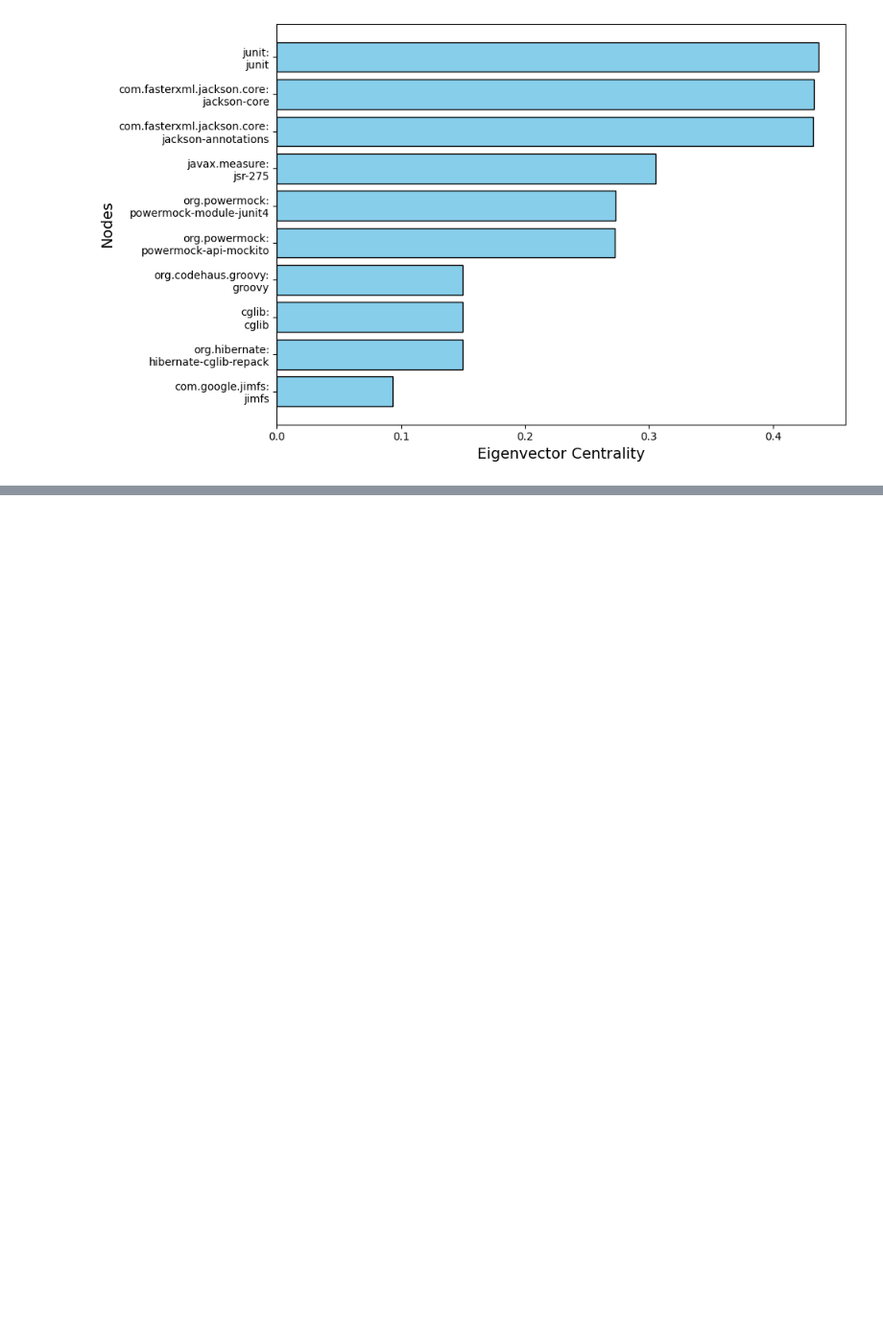
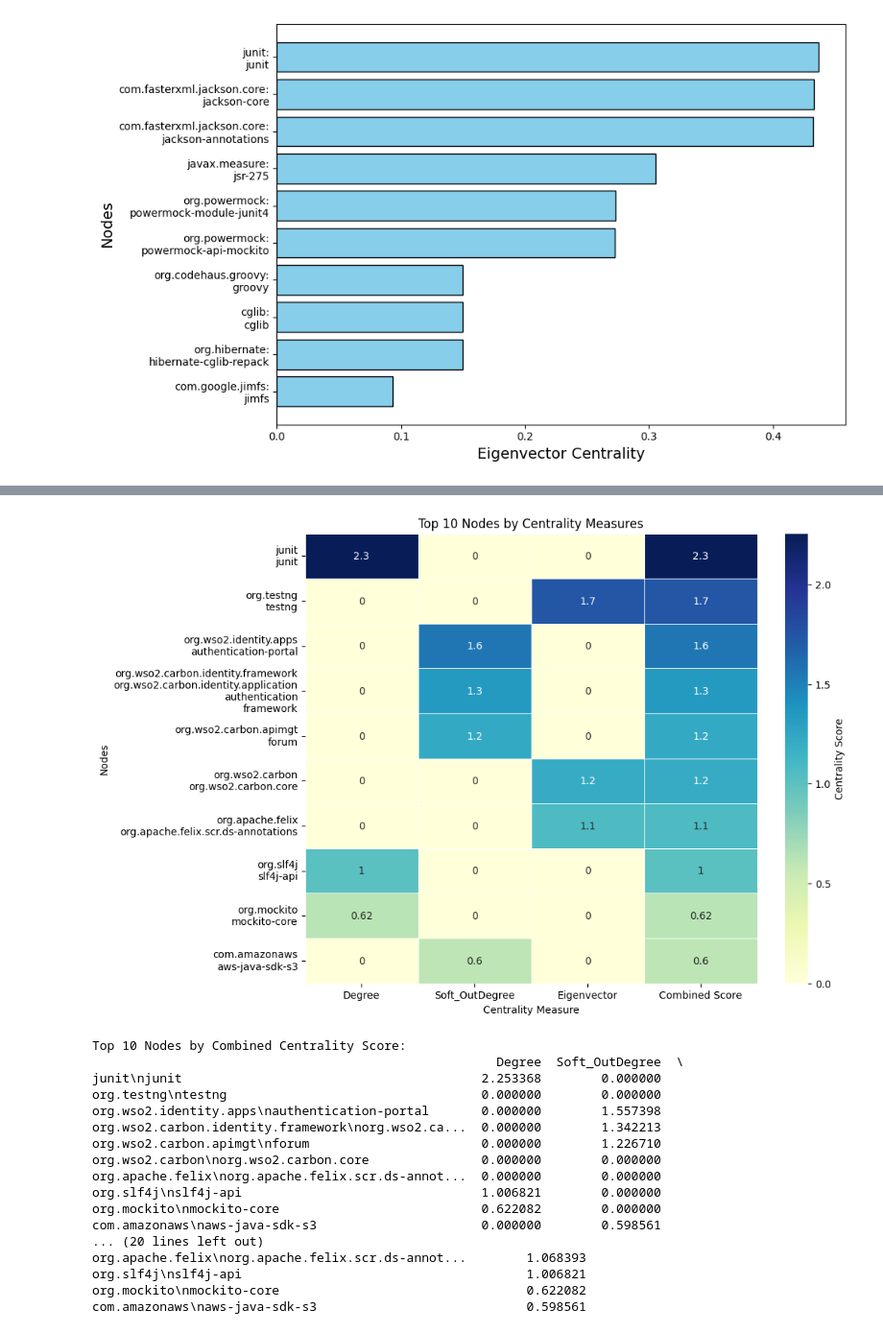
Before and after one commit to Wapiti08/DPAnalyzer, a Jupyter notebook: exp/result_visual.ipynb, the cells around one changed output, grey strips where cells are left out. Shown at 96% size. Cells and saved outputs as stored; diff of their text form; code cells hidden in the pictures; blank space fills up the shorter version.

```diff
--- a/exp/result_visual.ipynb
+++ b/exp/result_visual.ipynb
@@ -432,0 +435,68 @@ org.powermock:powermock-module-testng                     0.481148
+# %%
+# Convert lists of tuples into dictionaries
+degree_dict = dict(top_degree_standardized)
+degree_soft_vul_dict =dict(top_soft_degree_standardized)
+eigenvector_dict = dict(top_eigen_standardized)
+
+# Collect all unique nodes and sort them
+all_nodes = sorted(set(eigenvector_dict) | set(degree_soft_vul_dict) | set(degree_dict))
+
+# Create a DataFrame with nodes as rows and centralities as columns
+data = pd.DataFrame({
+    'Degree': [degree_dict.get(node, 0) for node in all_nodes],
+    'Soft_OutDegree': [degree_soft_vul_dict.get(node, 0) for node in all_nodes],
+    'Eigenvector': [eigenvector_dict.get(node, 0) for node in all_nodes]
+}, index=all_nodes)
+
+# Compute a combined score (e.g., sum of scores)
+data['Combined Score'] = data.sum(axis=1)
+
+# Sort by the combined score and take the top 10
+top_10_nodes = data.nlargest(10, 'Combined Score')
+
+# Modify the node labels to split package names by ':' and display on two lines
+top_10_nodes.index = top_10_nodes.index.str.replace(":", "\n", regex=False)
+
+# Custom function to split the 4th package by second last dot
+def custom_split(package_name, index):
+    if index == 3:  # The 4th package (index starts at 0)
+        parts = package_name.rsplit('.', 2)
+        if len(parts) >= 3:
+            return f"{parts[0]}\n{parts[1]}\n{parts[2]}"
+    return package_name
+
+# Apply the custom split function to the index labels
+top_10_nodes.index = [custom_split(name, idx) for idx, name in enumerate(top_10_nodes.index)]
+
+# Plot the heatmap for top 10 nodes
+plt.figure(figsize=(10, 8))
+sns.heatmap(top_10_nodes, annot=True, cmap='YlGnBu', cbar_kws={'label': 'Centrality Score'}, linewidths=0.5)
+
+# Add labels and title
+plt.title('Top 10 Nodes by Centrality Measures')
+plt.xlabel('Centrality Measure')
+plt.ylabel('Nodes')
+plt.show()
+
+# Display the top 10 nodes
+print("Top 10 Nodes by Combined Centrality Score:")
+print(top_10_nodes)
+# %% [output]
+[figure, added]
+Top 10 Nodes by Combined Centrality Score:
+                                                      Degree  Soft_OutDegree  \
+junit\njunit                                        2.253368        0.000000
+org.testng\ntestng                                  0.000000        0.000000
+org.wso2.identity.apps\nauthentication-portal       0.000000        1.557398
+org.wso2.carbon.identity.framework\norg.wso2.ca...  0.000000        1.342213
+org.wso2.carbon.apimgt\nforum                       0.000000        1.226710
+org.wso2.carbon\norg.wso2.carbon.core               0.000000        0.000000
+org.apache.felix\norg.apache.felix.scr.ds-annot...  0.000000        0.000000
+org.slf4j\nslf4j-api                                1.006821        0.000000
+org.mockito\nmockito-core                           0.622082        0.000000
+com.amazonaws\naws-java-sdk-s3                      0.000000        0.598561
+... (20 lines left out)
+org.apache.felix\norg.apache.felix.scr.ds-annot...        1.068393
+org.slf4j\nslf4j-api                                      1.006821
+org.mockito\nmockito-core                                 0.622082
+com.amazonaws\naws-java-sdk-s3                            0.598561
```
Also changed, not shown: parts of 7 cells of this notebook, 2 other files.
